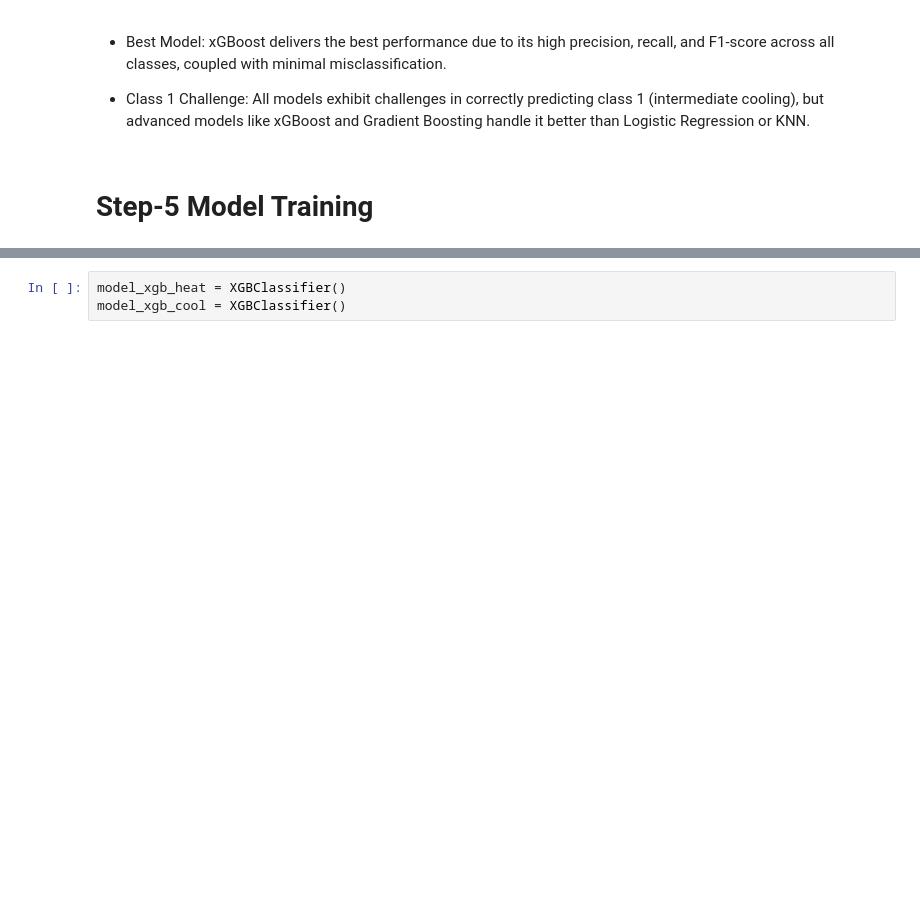
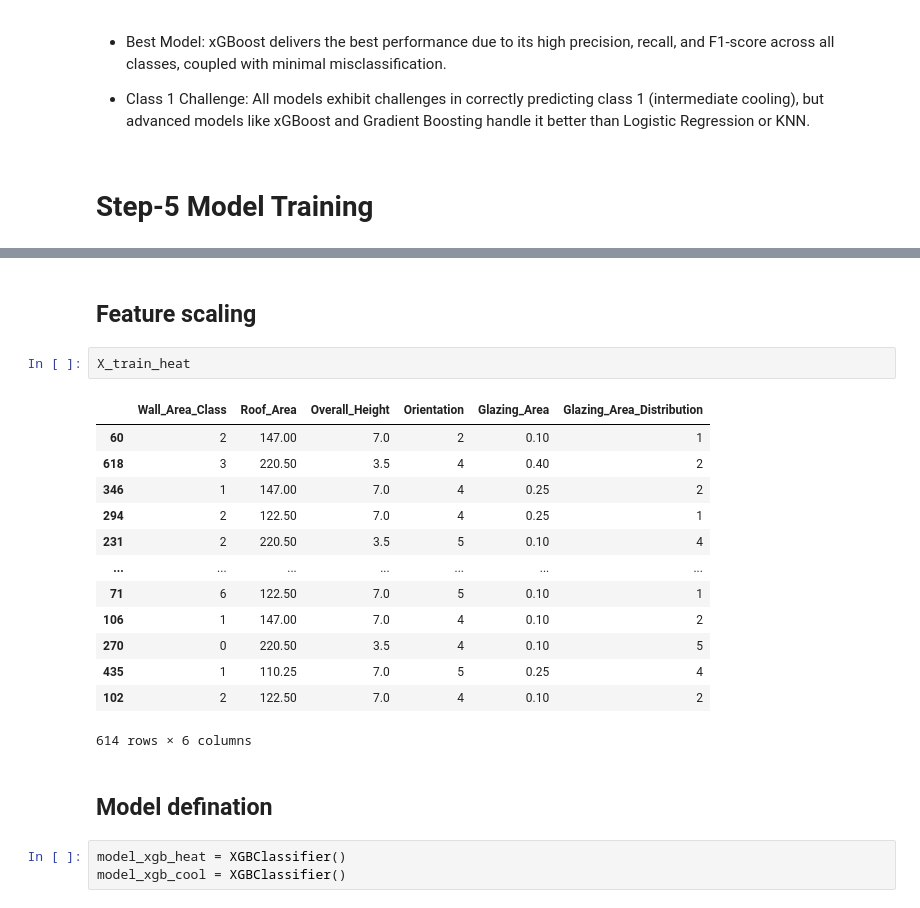
Before and after one commit to ameygawade/DataScience-Kaggle-Energy-efficiency-classification, a Jupyter notebook: multi-ouput-classification-energy-efficiency.ipynb, the cells around one changed output, grey strips where cells are left out. Cells and saved outputs as stored; diff of their text form; blank space fills up the shorter version.

```diff
--- a/multi-ouput-classification-energy-efficiency.ipynb
+++ b/multi-ouput-classification-energy-efficiency.ipynb
@@ -1168,3 +1164,23 @@ X_train_cool, X_test_cool, y_train_cool, y_test_cool = train_test_split(X, y_coo
+# %% [markdown]
+## Feature scaling
+# %%
+X_train_heat
+# %% [output]
+|  | Wall_Area_Class | Roof_Area | Overall_Height | Orientation | Glazing_Area | Glazing_Area_Distribution |
+| 60 | 2 | 147.00 | 7.0 | 2 | 0.10 | 1 |
+| 618 | 3 | 220.50 | 3.5 | 4 | 0.40 | 2 |
+| 346 | 1 | 147.00 | 7.0 | 4 | 0.25 | 2 |
+| 294 | 2 | 122.50 | 7.0 | 4 | 0.25 | 1 |
+| 231 | 2 | 220.50 | 3.5 | 5 | 0.10 | 4 |
+| ... | ... | ... | ... | ... | ... | ... |
+| 71 | 6 | 122.50 | 7.0 | 5 | 0.10 | 1 |
+| 106 | 1 | 147.00 | 7.0 | 4 | 0.10 | 2 |
+| 270 | 0 | 220.50 | 3.5 | 4 | 0.10 | 5 |
+| 435 | 1 | 110.25 | 7.0 | 5 | 0.25 | 4 |
+| 102 | 2 | 122.50 | 7.0 | 4 | 0.10 | 2 |
+614 rows × 6 columns
+# %% [markdown]
+## Model defination
 # %%
 model_xgb_heat = XGBClassifier()
 model_xgb_cool = XGBClassifier()
```
Also changed, not shown: parts of 13 cells of this notebook.
